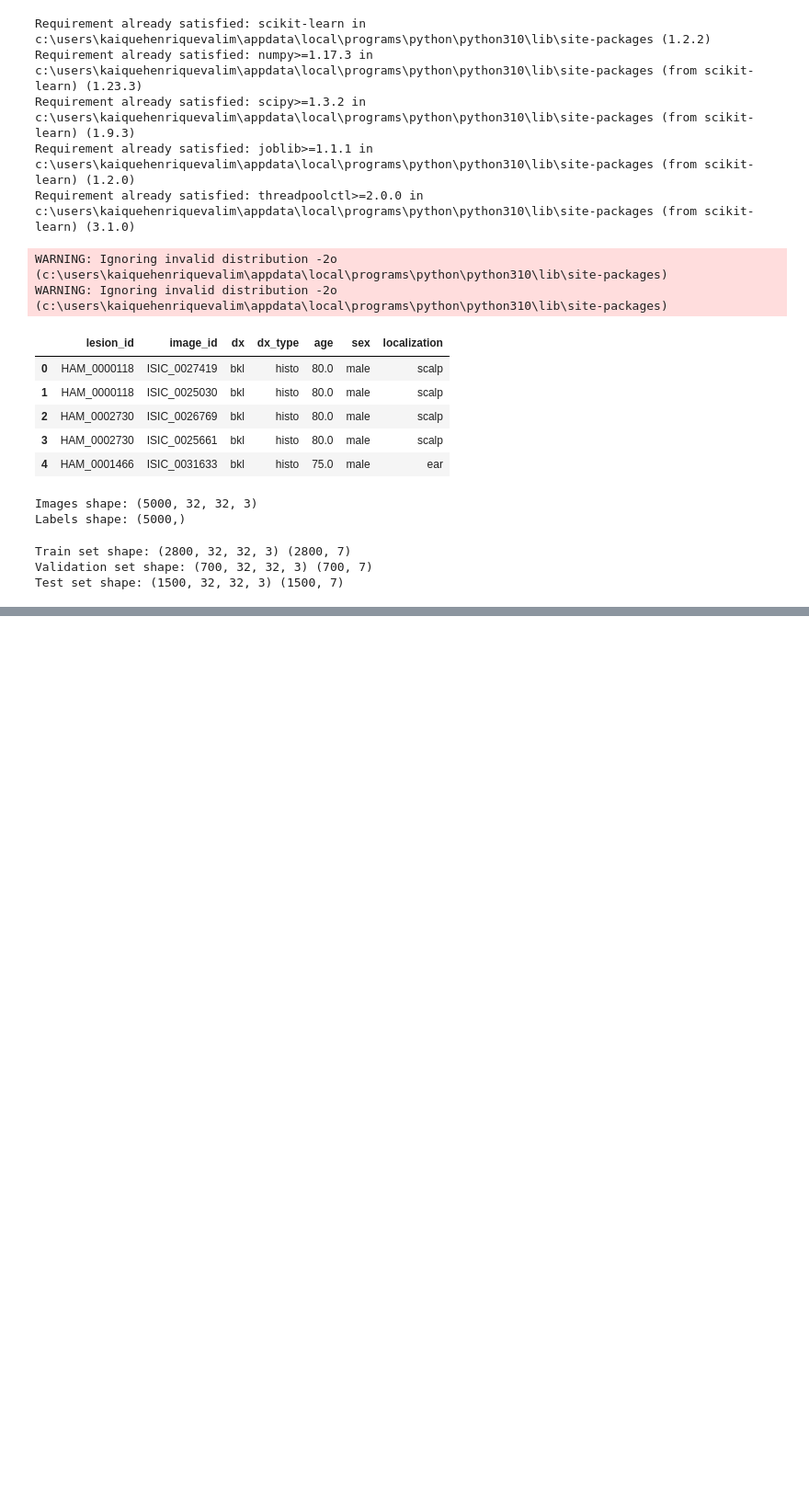
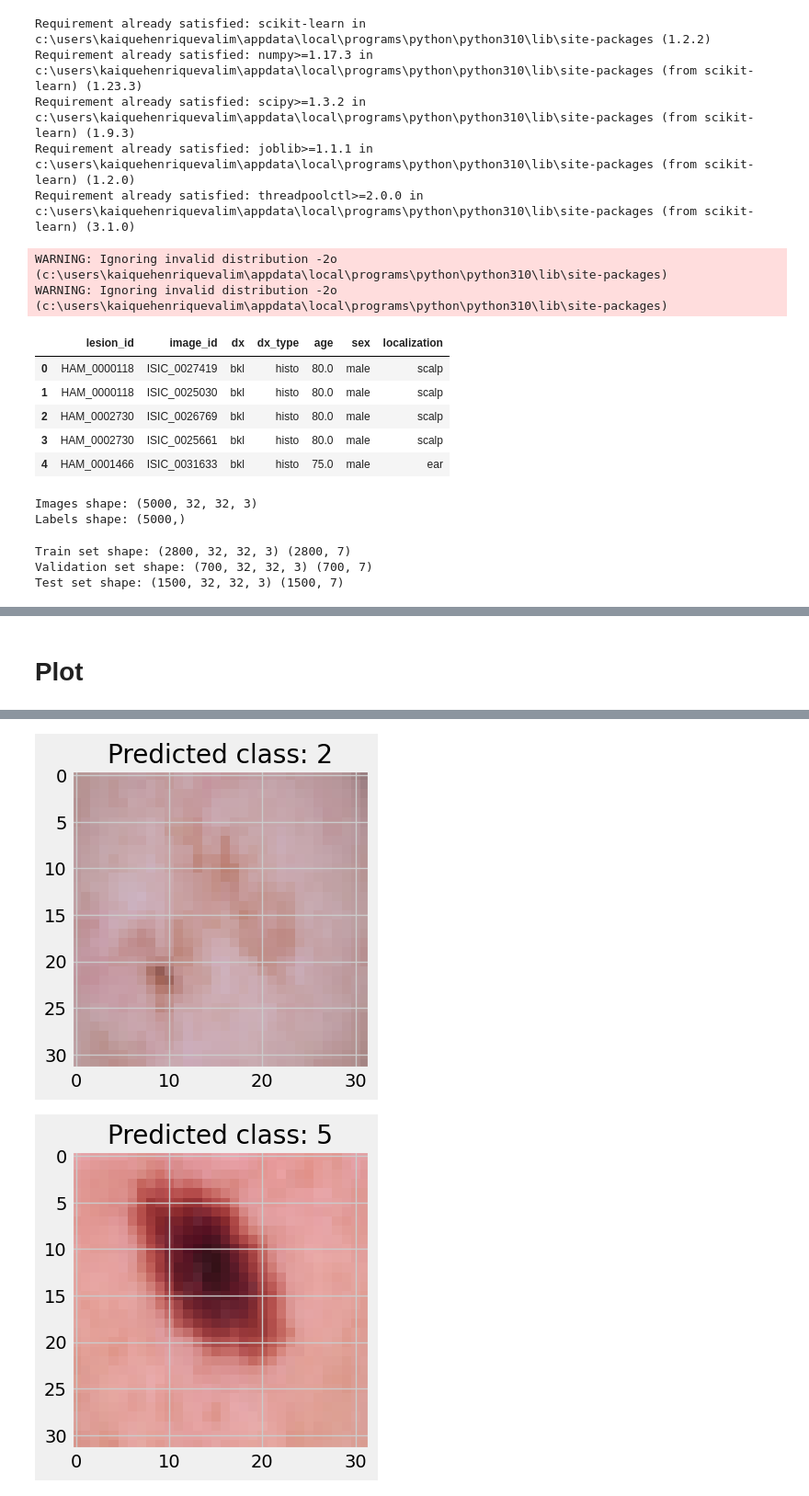
Before and after one commit to KValim/Projetcs, a Jupyter notebook: FIAP/deep learning II/entrega/exercicio_3/Skin_Cancer_CNN.ipynb, the cells around one changed output, grey strips where cells are left out. Shown at 92% size. Drawn from its saved outputs; the diff is of its cells as text; code cells hidden in the pictures; blank space fills up the shorter version.

```diff
--- a/FIAP/deep learning II/entrega/exercicio_3/Skin_Cancer_CNN.ipynb
+++ b/FIAP/deep learning II/entrega/exercicio_3/Skin_Cancer_CNN.ipynb
@@ -211,0 +400,22 @@ Test accuracy: 0.7166666388511658
+# %% [markdown]
+# Plot
+# %%
+# Generate 10 random indices
+indices = np.random.choice(range(x_test.shape[0]), size=10, replace=False)
+
+# Select the random images and labels
+random_images = x_test[indices]
+random_labels = y_test[indices]
+
+# Generate predictions for the random images
+predictions = model.predict(random_images)
+
+# Get the predicted classes
+predicted_classes = np.argmax(predictions, axis=1)
+
+# Plot the images and their predicted classes
+for i in range(10):
+    plt.imshow(random_images[i])
+    plt.title(f'Predicted class: {str(predicted_classes[i])}')
+    plt.show()
+# %% [output]
@@ -211,0 +423,2 @@ Test accuracy: 0.7166666388511658
+[figure, added]
+[figure, added]
```
Also changed, not shown: parts of 22 cells of this notebook, 3 other files.
